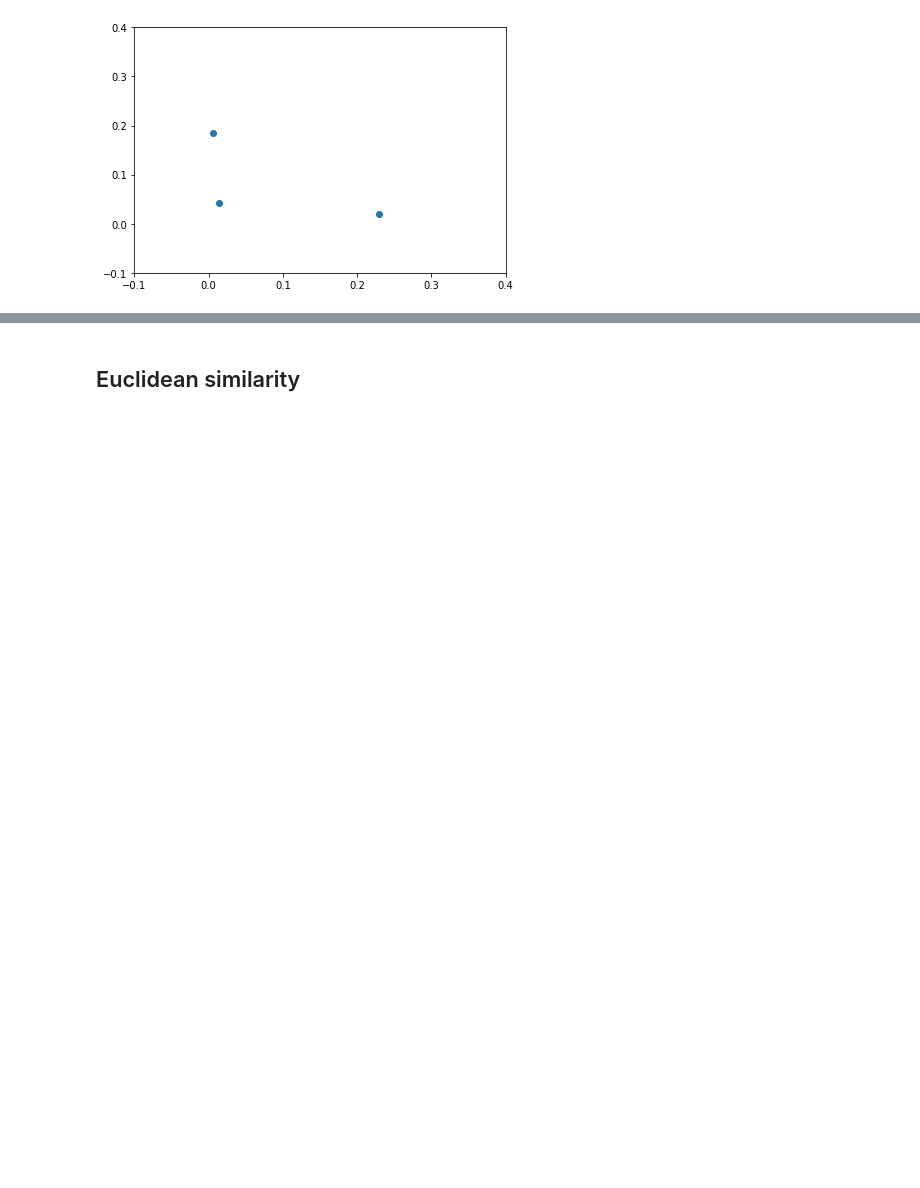
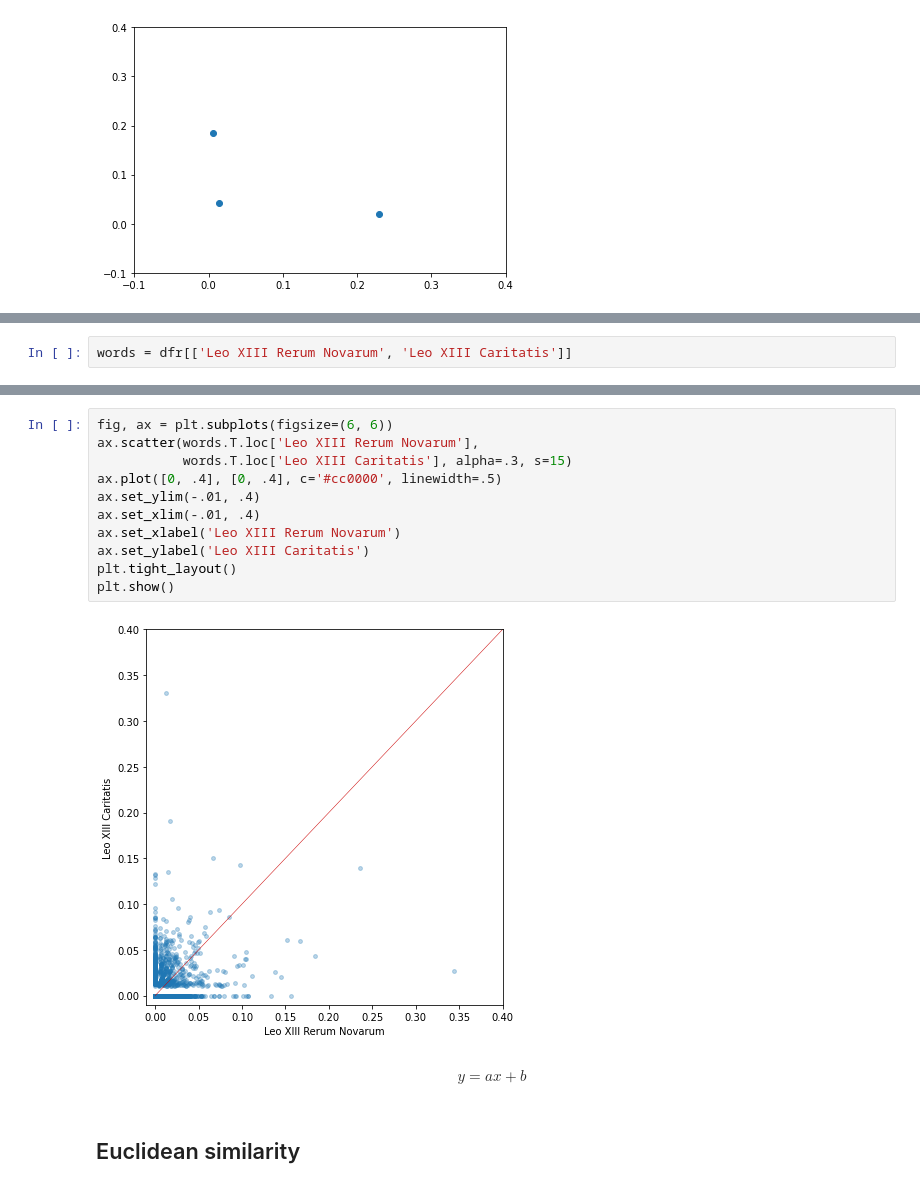
Before and after one commit to afflint/masterdh, a Jupyter notebook: vatican/lexicon.ipynb, the cells around one changed output, grey strips where cells are left out. Cells and saved outputs as stored; diff of their text form; blank space fills up the shorter version.

```diff
--- a/vatican/lexicon.ipynb
+++ b/vatican/lexicon.ipynb
@@ -243,0 +254,2 @@ plt.show()
+# %%
+words = dfr[['Leo XIII Rerum Novarum', 'Leo XIII Caritatis']]
@@ -244,3 +272,20 @@ plt.show()
+# %%
+fig, ax = plt.subplots(figsize=(6, 6))
+ax.scatter(words.T.loc['Leo XIII Rerum Novarum'],
+           words.T.loc['Leo XIII Caritatis'], alpha=.3, s=15)
+ax.plot([0, .4], [0, .4], c='#cc0000', linewidth=.5)
+ax.set_ylim(-.01, .4)
+ax.set_xlim(-.01, .4)
+ax.set_xlabel('Leo XIII Rerum Novarum')
+ax.set_ylabel('Leo XIII Caritatis')
+plt.tight_layout()
+plt.show()
+# %% [output]
+[figure, added]
+# %% [markdown]
+$$
+y = a x + b
+$$
 # %% [markdown]
 ## Euclidean similarity
 # %%
```
Also changed, not shown: parts of 19 cells of this notebook.
